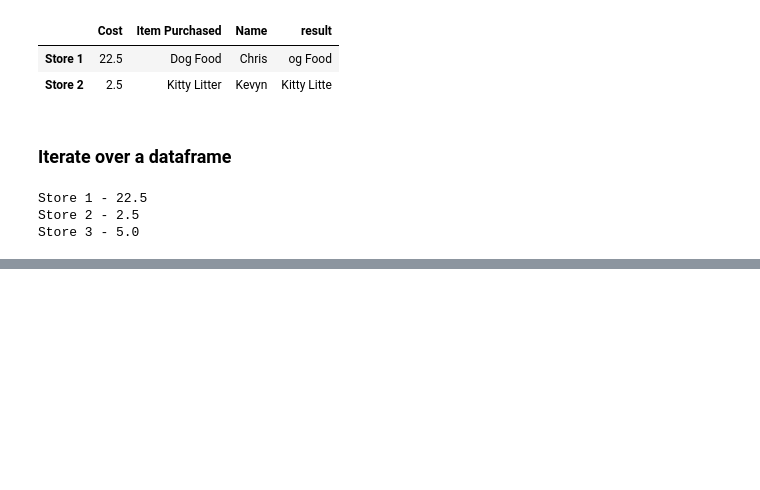
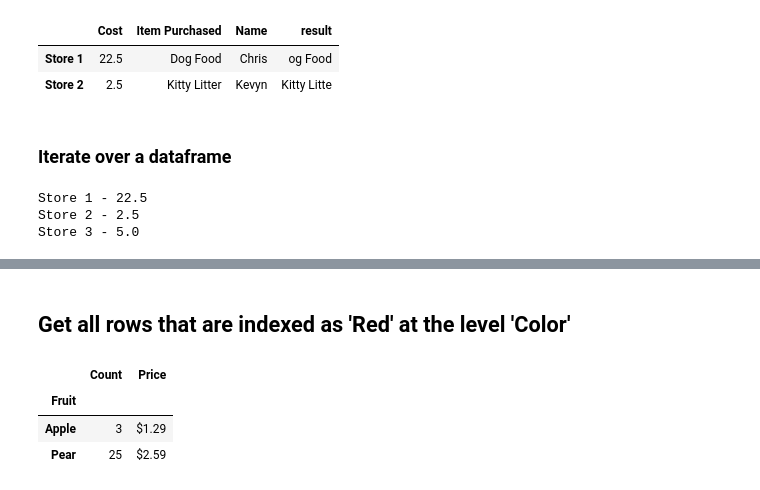
Before and after one commit to sfavorite/pandas_basics, a Jupyter notebook: Basics of Pandas DataFrames .ipynb, the cells around one changed output, grey strips where cells are left out. Saved outputs shown, nothing was run; the diff lists cells and outputs as text; code cells hidden in the pictures; blank space fills up the shorter version.

```diff
--- a/Basics of Pandas DataFrames .ipynb
+++ b/Basics of Pandas DataFrames .ipynb
@@ -324,0 +362,9 @@ Store 3 - 5.0
+# %% [markdown]
+## Get all rows that are indexed as 'Red' at the level 'Color'
+# %%
+df_mi.xs('Red', level='Color')
+# %% [output]
+|  | Count | Price |
+| Fruit |  |  |
+| Apple | 3 | $1.29 |
+| Pear | 25 | $2.59 |
```
Also changed, not shown: parts of 12 cells of this notebook.
